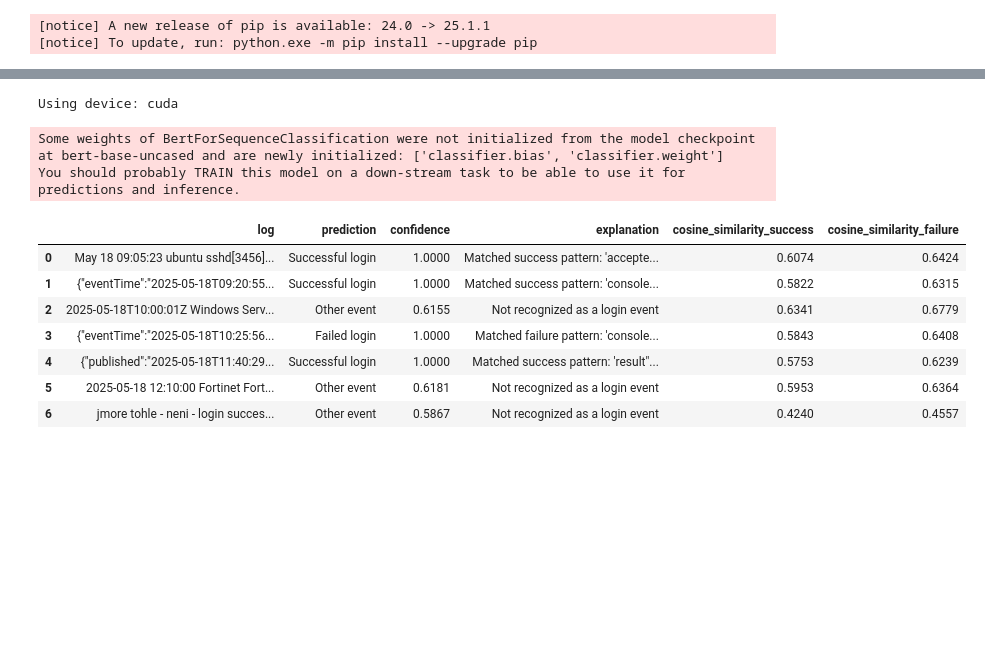
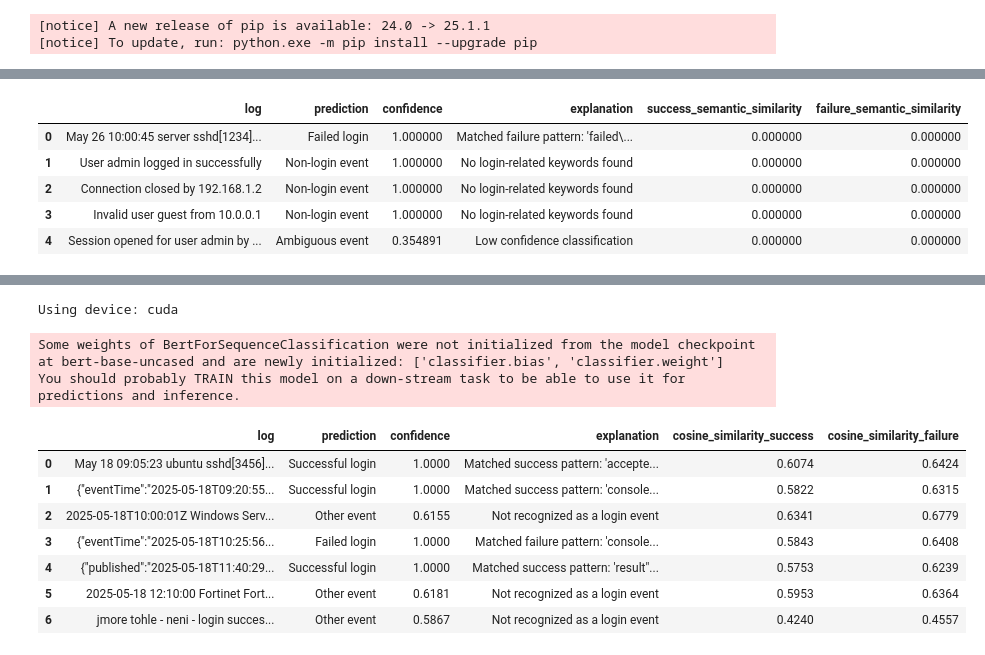
Before and after one commit to secnect/secnect, a Jupyter notebook: model/SecBERT_test_lepsi.ipynb, the cells around one changed output, grey strips where cells are left out. Drawn from its saved outputs; the diff is of its cells as text; code cells hidden in the pictures; blank space fills up the shorter version.

```diff
--- a/model/SecBERT_test_lepsi.ipynb
+++ b/model/SecBERT_test_lepsi.ipynb
@@ -322,3 +431,22 @@ display(results.style.apply(highlight_row, axis=1))
+# %%
+sample_logs = [
+    "May 26 10:00:45 server sshd[1234]: Failed password for root",
+    "User admin logged in successfully",
+    "Connection closed by 192.168.1.2",
+    "Invalid user guest from 10.0.0.1",
+    "Session opened for user admin by (uid=0)",
+]
+
+
+results = analyzer.analyze_logs(sample_logs)
+display(results.style.apply(highlight_row, axis=1))
+# %% [output]
+|  | log | prediction | confidence | explanation | success_semantic_similarity | failure_semantic_similarity |
+| 0 | May 26 10:00:45 server sshd[1234]... | Failed login | 1.000000 | Matched failure pattern: 'failed\... | 0.000000 | 0.000000 |
+| 1 | User admin logged in successfully | Non-login event | 1.000000 | No login-related keywords found | 0.000000 | 0.000000 |
+| 2 | Connection closed by 192.168.1.2 | Non-login event | 1.000000 | No login-related keywords found | 0.000000 | 0.000000 |
+| 3 | Invalid user guest from 10.0.0.1 | Non-login event | 1.000000 | No login-related keywords found | 0.000000 | 0.000000 |
+| 4 | Session opened for user admin by ... | Ambiguous event | 0.354891 | Low confidence classification | 0.000000 | 0.000000 |
 # %%
 second_test_logs = [
     "<Event><System><EventID>4624</EventID></System><EventData><Data Name=\"SubjectUserName\">user000</Data><Data Name=\"IpAddress\">192.0.2.0</Data></EventData></Event>",
```
Also changed, not shown: parts of 3 cells of this notebook, 12 other files.
